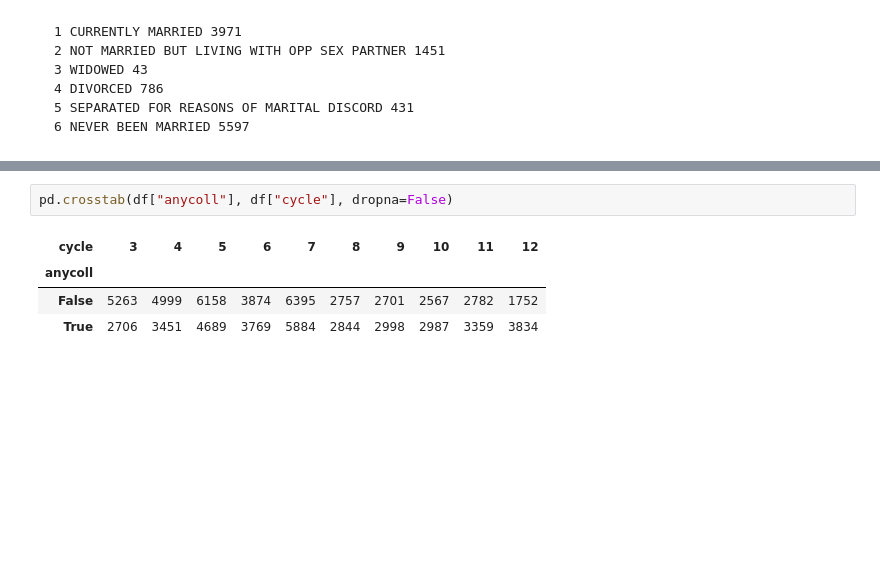
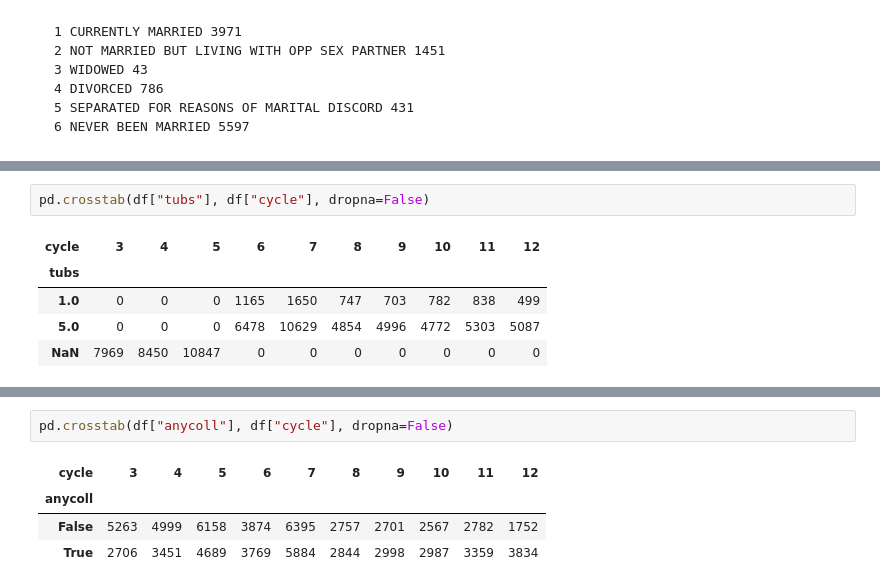
Before and after one commit to AllenDowney/MarriageNSFG, a Jupyter notebook: clean_nsfg.ipynb, the cells around one changed output, grey strips where cells are left out. Cells and saved outputs as stored; diff of their text form; blank space fills up the shorter version.

```diff
--- a/clean_nsfg.ipynb
+++ b/clean_nsfg.ipynb
@@ -1725,0 +1748,8 @@ len(df)
+# %%
+pd.crosstab(df["tubs"], df["cycle"], dropna=False)
+# %% [output]
+| cycle | 3 | 4 | 5 | 6 | 7 | 8 | 9 | 10 | 11 | 12 |
+| tubs |  |  |  |  |  |  |  |  |  |  |
+| 1.0 | 0 | 0 | 0 | 1165 | 1650 | 747 | 703 | 782 | 838 | 499 |
+| 5.0 | 0 | 0 | 0 | 6478 | 10629 | 4854 | 4996 | 4772 | 5303 | 5087 |
+| NaN | 7969 | 8450 | 10847 | 0 | 0 | 0 | 0 | 0 | 0 | 0 |
```
Also changed, not shown: parts of 28 cells of this notebook, 1 other file.
